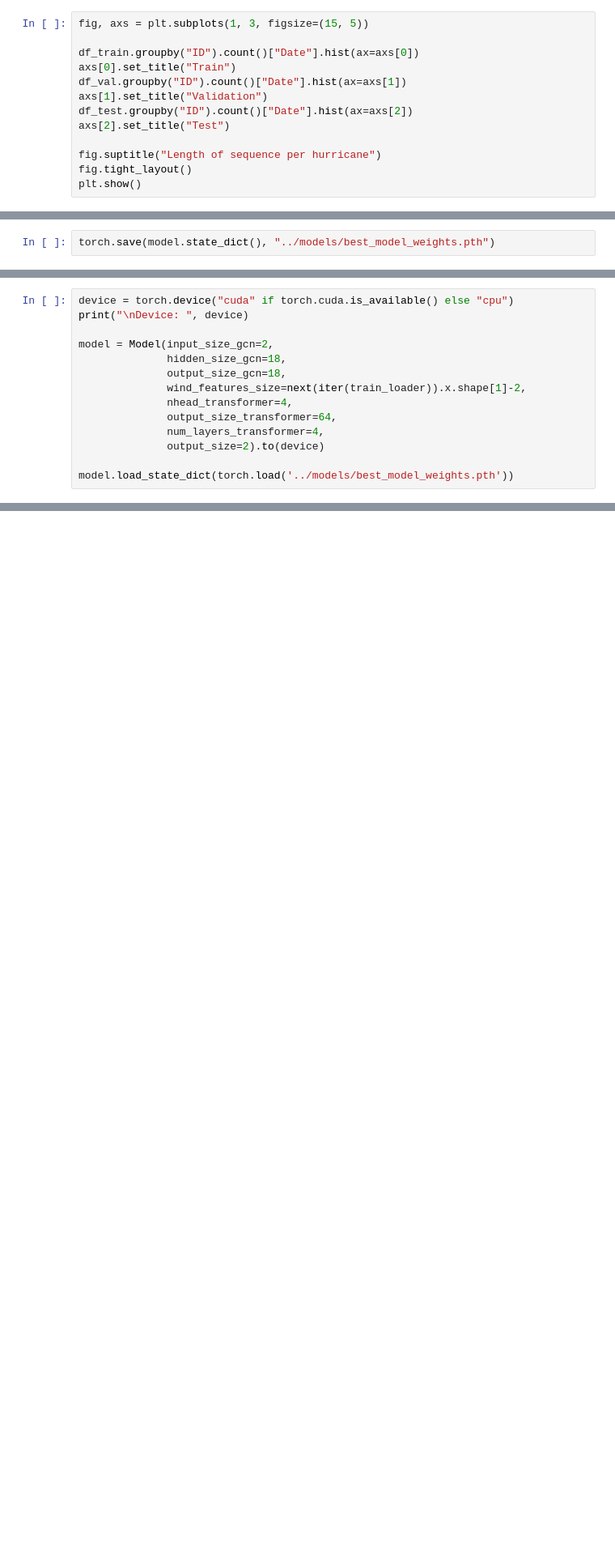
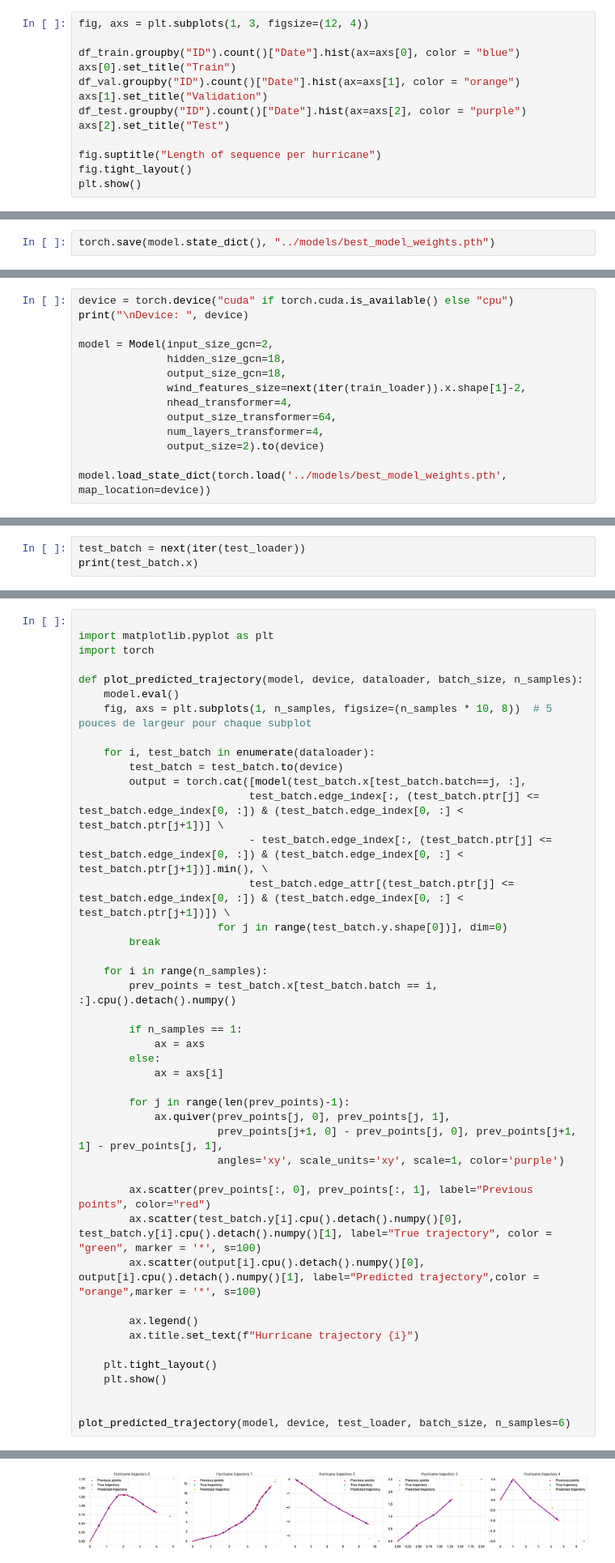
Before and after one commit to EmmaGau/hurricanes_prediction_mlns, a Jupyter notebook: notebooks/explo.ipynb, the cells around one changed output, grey strips where cells are left out. Shown at 81% size. Saved outputs shown, nothing was run; the diff lists cells and outputs as text; blank space fills up the shorter version.

```diff
--- a/notebooks/explo.ipynb
+++ b/notebooks/explo.ipynb
@@ -398,13 +214,13 @@ df_train = df[df["ID"].isin(hurricane_name_train.index)]
 df_val = df[df["ID"].isin(hurricane_name_val.index)]
 df_test = df[df["ID"].isin(hurricane_name_test.index)]
 # %%
-fig, axs = plt.subplots(1, 3, figsize=(15, 5))
+fig, axs = plt.subplots(1, 3, figsize=(12, 4))
 
-df_train.groupby("ID").count()["Date"].hist(ax=axs[0])
+df_train.groupby("ID").count()["Date"].hist(ax=axs[0], color = "blue")
 axs[0].set_title("Train")
-df_val.groupby("ID").count()["Date"].hist(ax=axs[1])
+df_val.groupby("ID").count()["Date"].hist(ax=axs[1], color = "orange")
 axs[1].set_title("Validation")
-df_test.groupby("ID").count()["Date"].hist(ax=axs[2])
+df_test.groupby("ID").count()["Date"].hist(ax=axs[2], color = "purple")
 axs[2].set_title("Test")
 
 fig.suptitle("Length of sequence per hurricane")
@@ -648,5 +458,5 @@ model = Model(input_size_gcn=2,
               num_layers_transformer=4,
               output_size=2).to(device)
 
-model.load_state_dict(torch.load('../models/best_model_weights.pth'))
+model.load_state_dict(torch.load('../models/best_model_weights.pth', map_location=device))
 # %% [output]
@@ -663,0 +474,3 @@ Score with L1 metric on test set: 0.98
+# %%
+test_batch = next(iter(test_loader))
+print(test_batch.x)
@@ -663,0 +485,44 @@ Score with L1 metric on test set: 0.98
+# %%
+
+import matplotlib.pyplot as plt
+import torch
+
+def plot_predicted_trajectory(model, device, dataloader, batch_size, n_samples):
+    model.eval()
+    fig, axs = plt.subplots(1, n_samples, figsize=(n_samples * 10, 8))  # 5 pouces de largeur pour chaque subplot
+
+    for i, test_batch in enumerate(dataloader):
+        test_batch = test_batch.to(device)
+        output = torch.cat([model(test_batch.x[test_batch.batch==j, :],
+                           test_batch.edge_index[:, (test_batch.ptr[j] <= test_batch.edge_index[0, :]) & (test_batch.edge_index[0, :] <  test_batch.ptr[j+1])] \
+                           - test_batch.edge_index[:, (test_batch.ptr[j] <= test_batch.edge_index[0, :]) & (test_batch.edge_index[0, :] <  test_batch.ptr[j+1])].min(), \
+                           test_batch.edge_attr[(test_batch.ptr[j] <= test_batch.edge_index[0, :]) & (test_batch.edge_index[0, :] <  test_batch.ptr[j+1])]) \
+                      for j in range(test_batch.y.shape[0])], dim=0)
+        break
+
+    for i in range(n_samples):
+        prev_points = test_batch.x[test_batch.batch == i, :].cpu().detach().numpy()
+
+        if n_samples == 1:
+            ax = axs
+        else:
+            ax = axs[i]
+
+        for j in range(len(prev_points)-1):
+            ax.quiver(prev_points[j, 0], prev_points[j, 1],
+                      prev_points[j+1, 0] - prev_points[j, 0], prev_points[j+1, 1] - prev_points[j, 1],
+                      angles='xy', scale_units='xy', scale=1, color='purple')
+
+        ax.scatter(prev_points[:, 0], prev_points[:, 1], label="Previous points", color="red")
+        ax.scatter(test_batch.y[i].cpu().detach().numpy()[0], test_batch.y[i].cpu().detach().numpy()[1], label="True trajectory", color = "green", marker = '*', s=100)
+        ax.scatter(output[i].cpu().detach().numpy()[0], output[i].cpu().detach().numpy()[1], label="Predicted trajectory",color = "orange",marker = '*', s=100)
+
+        ax.legend()
+        ax.title.set_text(f"Hurricane trajectory {i}")
+
+    plt.tight_layout()
+    plt.show()
+
+
+plot_predicted_trajectory(model, device, test_loader, batch_size, n_samples=6)
+# %% [output]
@@ -663,0 +534 @@ Score with L1 metric on test set: 0.98
+[figure, added]
```
Also changed, not shown: parts of 28 cells of this notebook, 1 other file.
